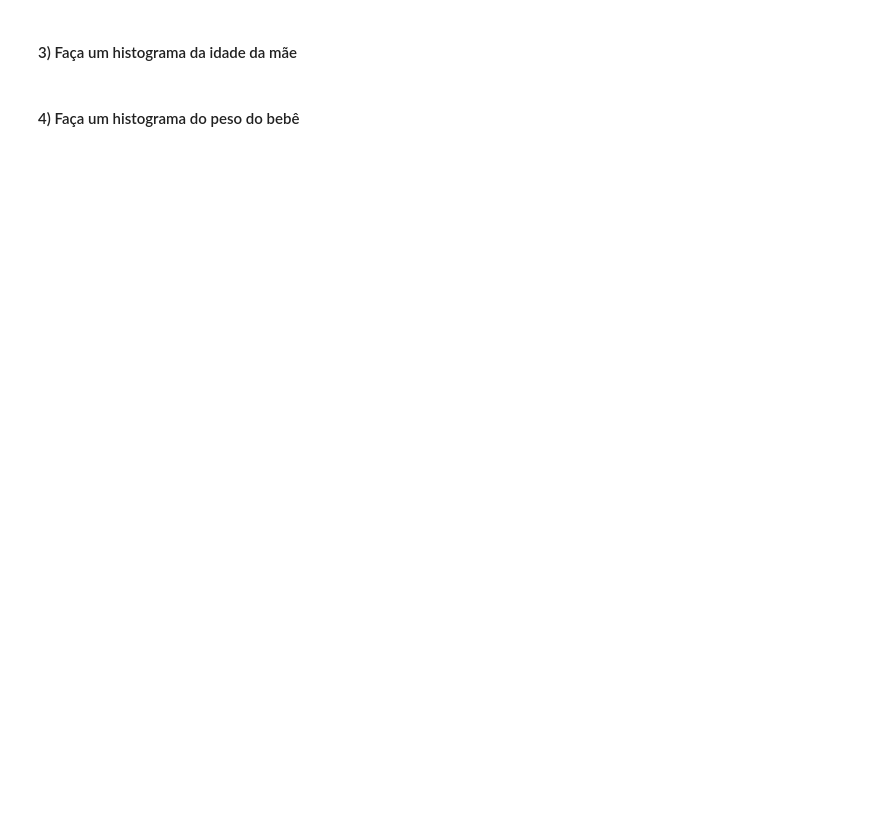
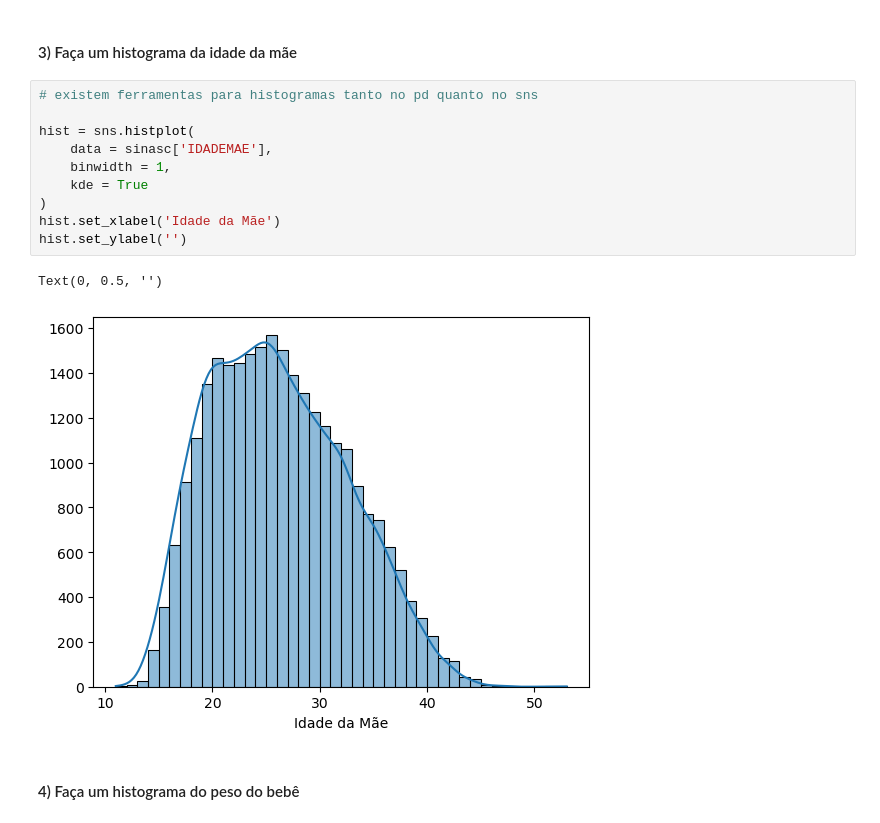
Before and after one commit to MacielGithub/Exercicios_EBAC, a Jupyter notebook: M6_E2.ipynb, the cells around one changed output. Saved outputs shown, nothing was run; the diff lists cells and outputs as text; blank space fills up the shorter version.

```diff
--- a/M6_E2.ipynb
+++ b/M6_E2.ipynb
@@ -24,4 +33,17 @@ sns.boxplot(
 # %% [markdown]
 ####  3) Faça um histograma da idade da mãe
+# %%
+# existem ferramentas para histogramas tanto no pd quanto no sns
+
+hist = sns.histplot(
+    data = sinasc['IDADEMAE'],
+    binwidth = 1,
+    kde = True
+)
+hist.set_xlabel('Idade da Mãe')
+hist.set_ylabel('')
+# %% [output]
+Text(0, 0.5, '')
+[figure, added]
 # %% [markdown]
 #### 4) Faça um histograma do peso do bebê
```
Also changed, not shown: parts of 3 cells of this notebook.
